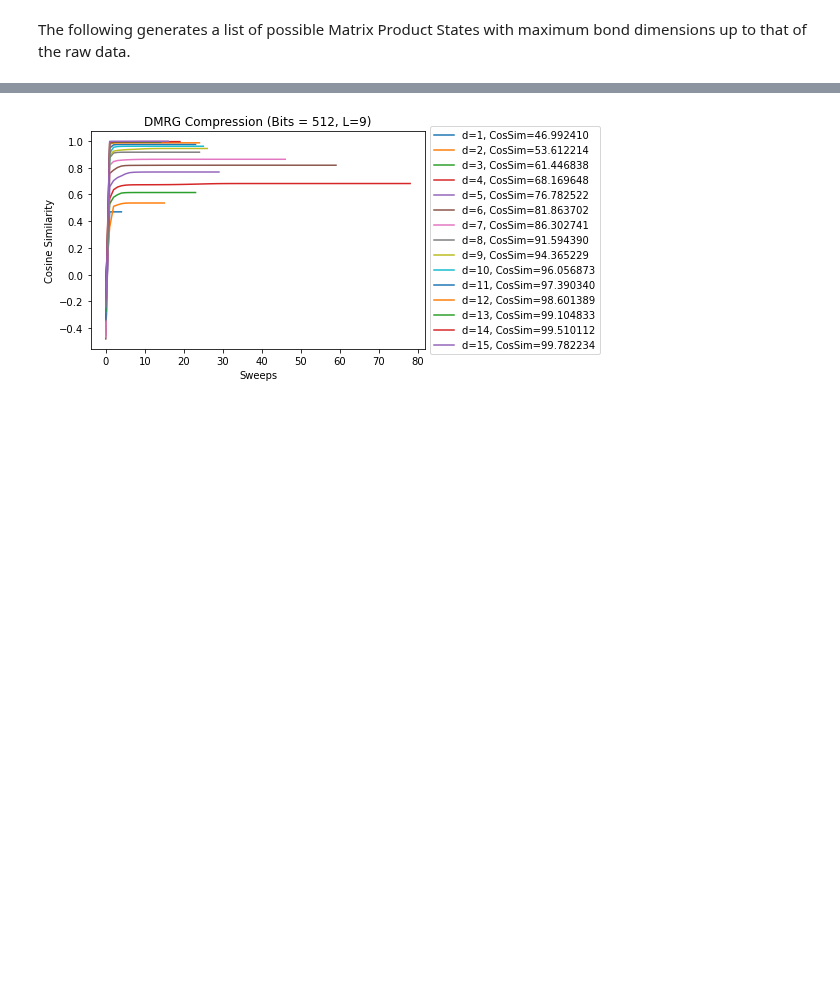
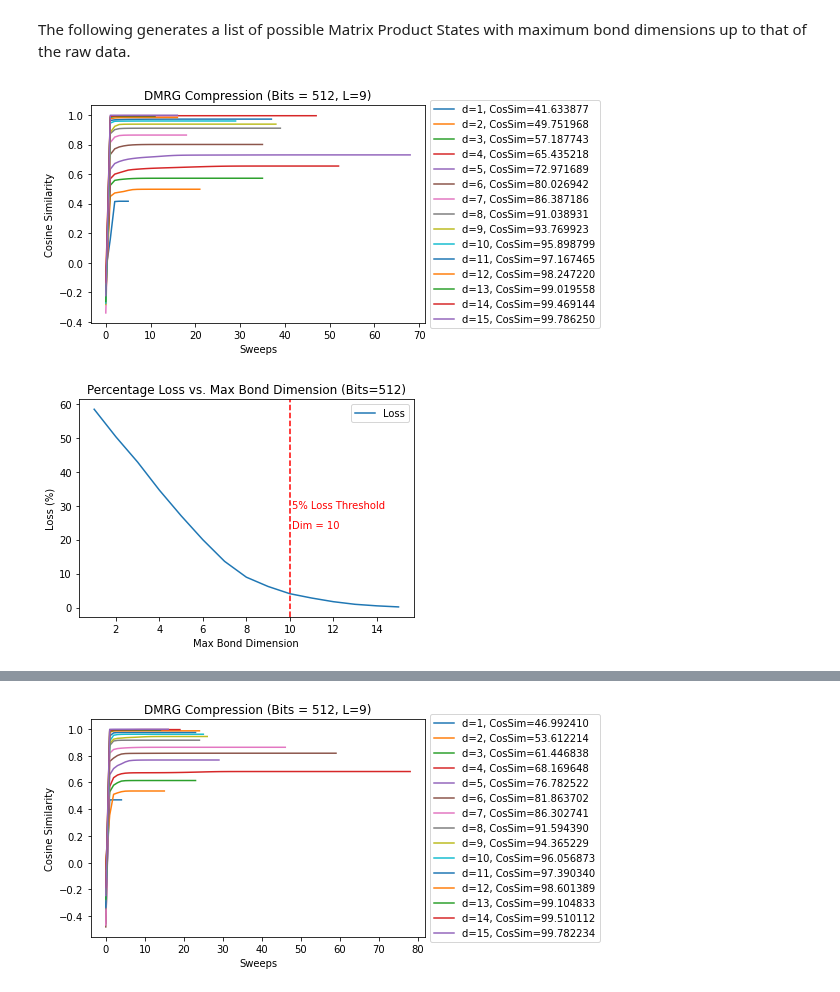
Before and after one commit to aaronleesander/DMRG-inspired-Algorithms-for-Neural-Network-Compression, a Jupyter notebook: main.ipynb, the cells around one changed output, grey strips where cells are left out. Cells and saved outputs as stored; diff of their text form; code cells hidden in the pictures; blank space fills up the shorter version.

Commit message:
compressions updated to only need raw_state

```diff
--- a/main.ipynb
+++ b/main.ipynb
@@ -27,3 +29,13 @@ import scipy.sparse as sparse
 # Compression
 # %% [markdown]
 The following generates a list of possible Matrix Product States with maximum bond dimensions up to that of the raw data.
+# %%
+data = init.initialize_random_normed_vector(length=512)
+# %%
+d = 2
+raw_state = vector_to_left_canonical_MPS(data, phys_dim=d, num_sites=int(math.log(len(data), d)))
+# %%
+compressions, sim, loss = benchmark_compression(raw_state)
+# %% [output]
+[figure, added]
+[figure, added]
```
Also changed, not shown: parts of 2 cells of this notebook, 2 other files.
